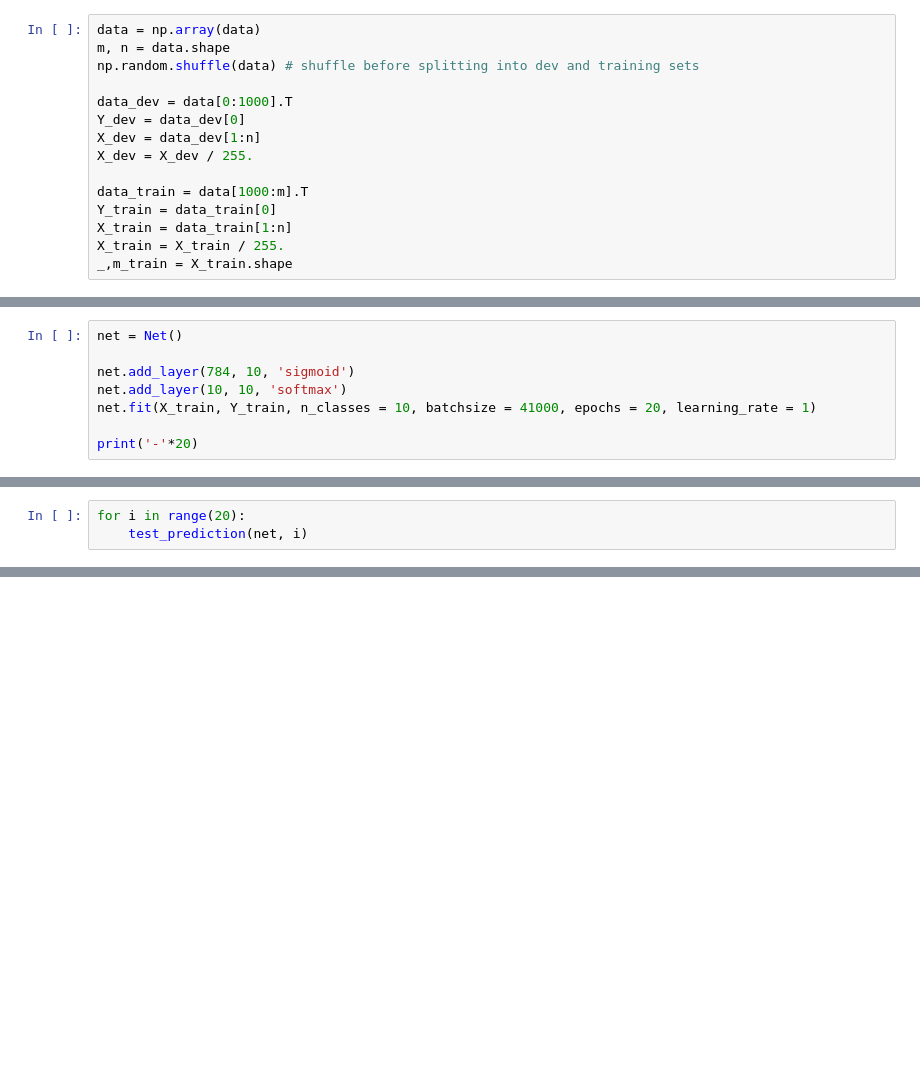
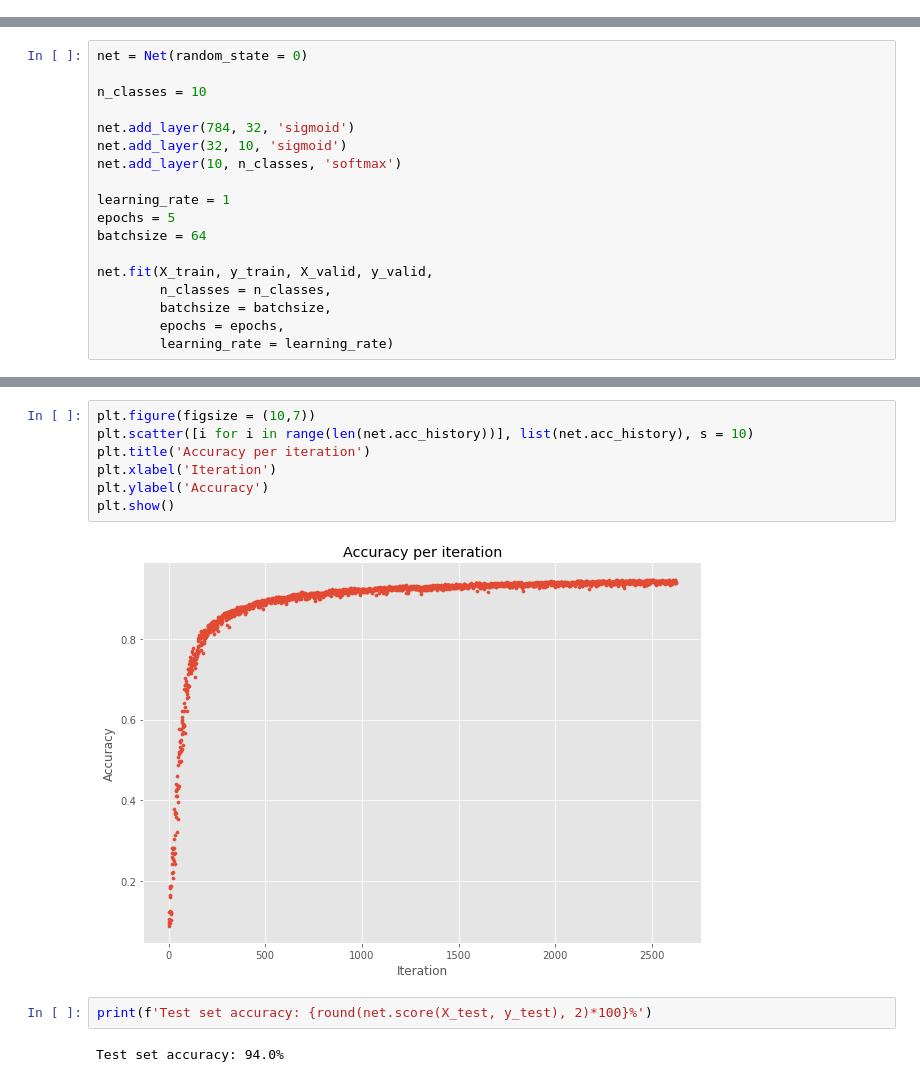
Before and after one commit to mogg3/applied-ai, a Jupyter notebook: NN_PROJECT/notebooks/NN.ipynb, the cells around one changed output, grey strips where cells are left out. Drawn from its saved outputs; the diff is of its cells as text; blank space fills up the shorter version.

```diff
--- a/NN_PROJECT/notebooks/NN.ipynb
+++ b/NN_PROJECT/notebooks/NN.ipynb
@@ -7,15 +6,0 @@ data = pd.read_csv('train.csv')
-# %%
-data = np.array(data)
-m, n = data.shape
-np.random.shuffle(data) # shuffle before splitting into dev and training sets
-
-data_dev = data[0:1000].T
-Y_dev = data_dev[0]
-X_dev = data_dev[1:n]
-X_dev = X_dev / 255.
-
-data_train = data[1000:m].T
-Y_train = data_train[0]
-X_train = data_train[1:n]
-X_train = X_train / 255.
-_,m_train = X_train.shape
@@ -159,9 +191,19 @@ class Layer_Dense:
 # %%
-net = Net()
+net = Net(random_state = 0)
 
-net.add_layer(784, 10, 'sigmoid')
-net.add_layer(10, 10, 'softmax')
-net.fit(X_train, Y_train, n_classes = 10, batchsize = 41000, epochs = 20, learning_rate = 1)
+n_classes = 10
 
-print('-'*20)
+net.add_layer(784, 32, 'sigmoid')
+net.add_layer(32, 10, 'sigmoid')
+net.add_layer(10, n_classes, 'softmax')
+
+learning_rate = 1
+epochs = 5
+batchsize = 64
+
+net.fit(X_train, y_train, X_valid, y_valid,
+        n_classes = n_classes,
+        batchsize = batchsize,
+        epochs = epochs,
+        learning_rate = learning_rate)
 # %% [output]
@@ -202,3 +226,0 @@ def test_prediction(net, index):
-# %%
-for i in range(20):
-    test_prediction(net, i)
@@ -224,0 +227,13 @@ Label:  7
+# %%
+plt.figure(figsize = (10,7))
+plt.scatter([i for i in range(len(net.acc_history))], list(net.acc_history), s = 10)
+plt.title('Accuracy per iteration')
+plt.xlabel('Iteration')
+plt.ylabel('Accuracy')
+plt.show()
+# %% [output]
+[figure, added]
+# %%
+print(f'Test set accuracy: {round(net.score(X_test, y_test), 2)*100}%')
+# %% [output]
+Test set accuracy: 94.0%
```
Also changed, not shown: parts of 11 cells of this notebook, 1 other file.
